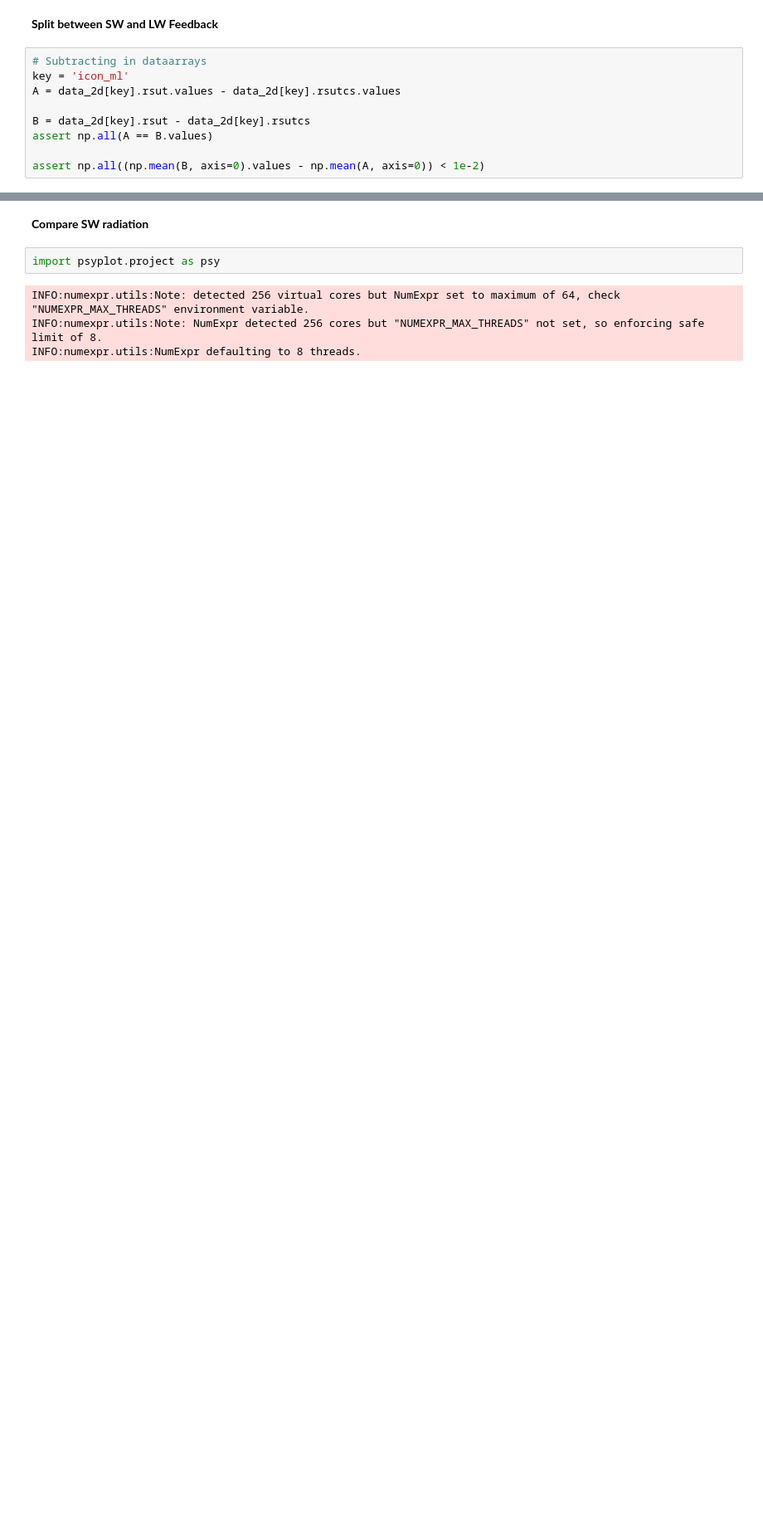
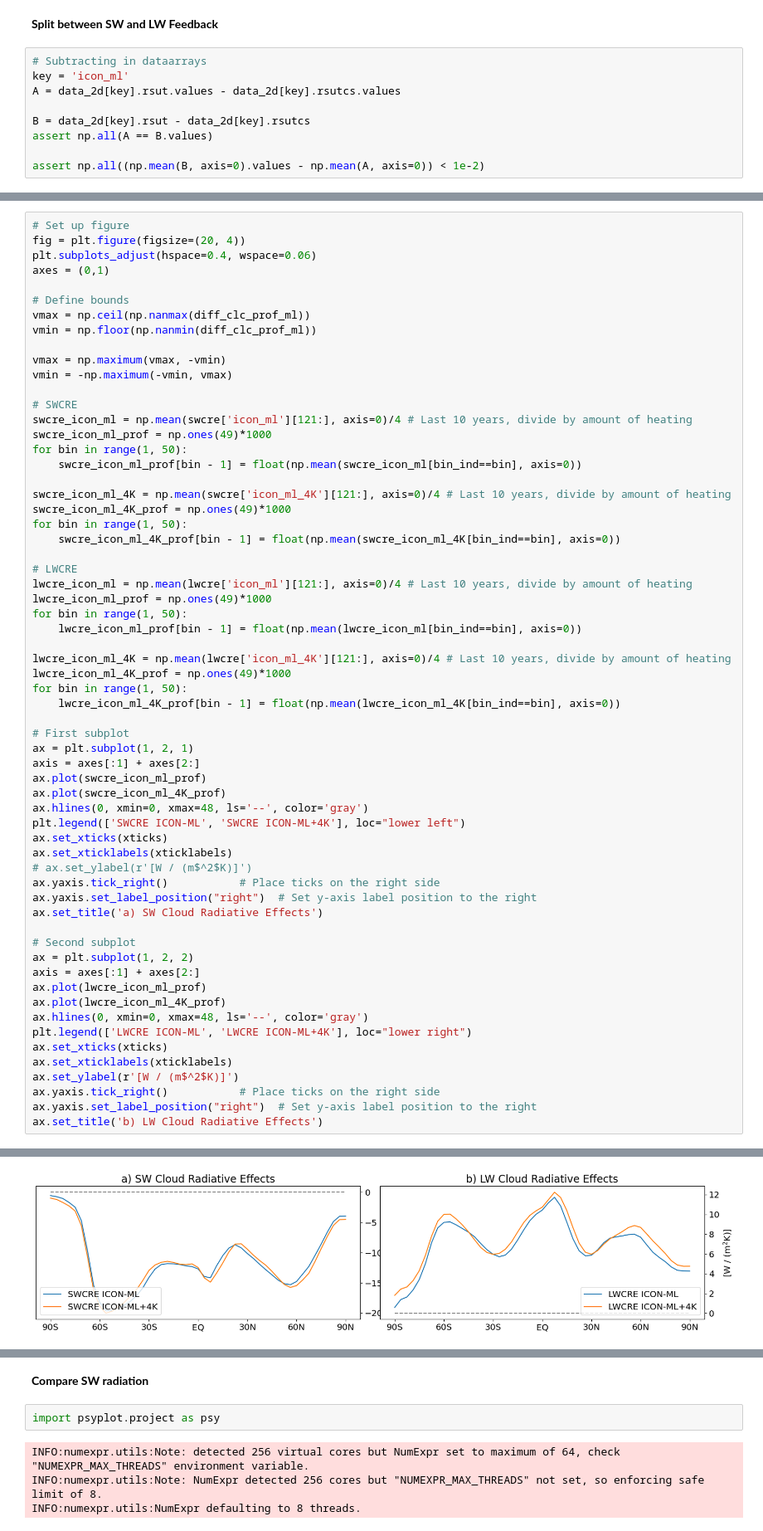
Before and after one commit to EyringMLClimateGroup/grundner25_iconaml_automatic_tuning, a Jupyter notebook: fig_4_plus4K/cloud_sensitivities.ipynb, the cells around one changed output, grey strips where cells are left out. Shown at 83% size. Cells and saved outputs as stored; diff of their text form; blank space fills up the shorter version.

```diff
--- a/fig_4_plus4K/cloud_sensitivities.ipynb
+++ b/fig_4_plus4K/cloud_sensitivities.ipynb
@@ -395,0 +406,63 @@ np.mean(diff_lwcre_icon_ml.values) - np.mean(diff_swcre_icon_ml.values)
+# %%
+# Set up figure
+fig = plt.figure(figsize=(20, 4))
+plt.subplots_adjust(hspace=0.4, wspace=0.06)
+axes = (0,1)
+
+# Define bounds
+vmax = np.ceil(np.nanmax(diff_clc_prof_ml))
+vmin = np.floor(np.nanmin(diff_clc_prof_ml))
+
+vmax = np.maximum(vmax, -vmin)
+vmin = -np.maximum(-vmin, vmax)
+
+# SWCRE
+swcre_icon_ml = np.mean(swcre['icon_ml'][121:], axis=0)/4 # Last 10 years, divide by amount of heating
+swcre_icon_ml_prof = np.ones(49)*1000
+for bin in range(1, 50):
+    swcre_icon_ml_prof[bin - 1] = float(np.mean(swcre_icon_ml[bin_ind==bin], axis=0))
+
+swcre_icon_ml_4K = np.mean(swcre['icon_ml_4K'][121:], axis=0)/4 # Last 10 years, divide by amount of heating
+swcre_icon_ml_4K_prof = np.ones(49)*1000
+for bin in range(1, 50):
+    swcre_icon_ml_4K_prof[bin - 1] = float(np.mean(swcre_icon_ml_4K[bin_ind==bin], axis=0))
+
+# LWCRE
+lwcre_icon_ml = np.mean(lwcre['icon_ml'][121:], axis=0)/4 # Last 10 years, divide by amount of heating
+lwcre_icon_ml_prof = np.ones(49)*1000
+for bin in range(1, 50):
+    lwcre_icon_ml_prof[bin - 1] = float(np.mean(lwcre_icon_ml[bin_ind==bin], axis=0))
+
+lwcre_icon_ml_4K = np.mean(lwcre['icon_ml_4K'][121:], axis=0)/4 # Last 10 years, divide by amount of heating
+lwcre_icon_ml_4K_prof = np.ones(49)*1000
+for bin in range(1, 50):
+    lwcre_icon_ml_4K_prof[bin - 1] = float(np.mean(lwcre_icon_ml_4K[bin_ind==bin], axis=0))
+
+# First subplot
+ax = plt.subplot(1, 2, 1)
+axis = axes[:1] + axes[2:]
+ax.plot(swcre_icon_ml_prof)
+ax.plot(swcre_icon_ml_4K_prof)
+ax.hlines(0, xmin=0, xmax=48, ls='--', color='gray')
+plt.legend(['SWCRE ICON-ML', 'SWCRE ICON-ML+4K'], loc="lower left")
+ax.set_xticks(xticks)
+ax.set_xticklabels(xticklabels)
+# ax.set_ylabel(r'[W / (m$^2$K)]')
+ax.yaxis.tick_right()           # Place ticks on the right side
+ax.yaxis.set_label_position("right")  # Set y-axis label position to the right
+ax.set_title('a) SW Cloud Radiative Effects')
+
+# Second subplot
+ax = plt.subplot(1, 2, 2)
+axis = axes[:1] + axes[2:]
+ax.plot(lwcre_icon_ml_prof)
+ax.plot(lwcre_icon_ml_4K_prof)
+ax.hlines(0, xmin=0, xmax=48, ls='--', color='gray')
+plt.legend(['LWCRE ICON-ML', 'LWCRE ICON-ML+4K'], loc="lower right")
+ax.set_xticks(xticks)
+ax.set_xticklabels(xticklabels)
+ax.set_ylabel(r'[W / (m$^2$K)]')
+ax.yaxis.tick_right()           # Place ticks on the right side
+ax.yaxis.set_label_position("right")  # Set y-axis label position to the right
+ax.set_title('b) LW Cloud Radiative Effects')
+# %% [output]
@@ -396,3 +470,4 @@ np.mean(diff_lwcre_icon_ml.values) - np.mean(diff_swcre_icon_ml.values)
+[figure, added]
 # %%
 # Double-check whether masking of latitudes was correct
 
```
Also changed, not shown: parts of 11 cells of this notebook.
